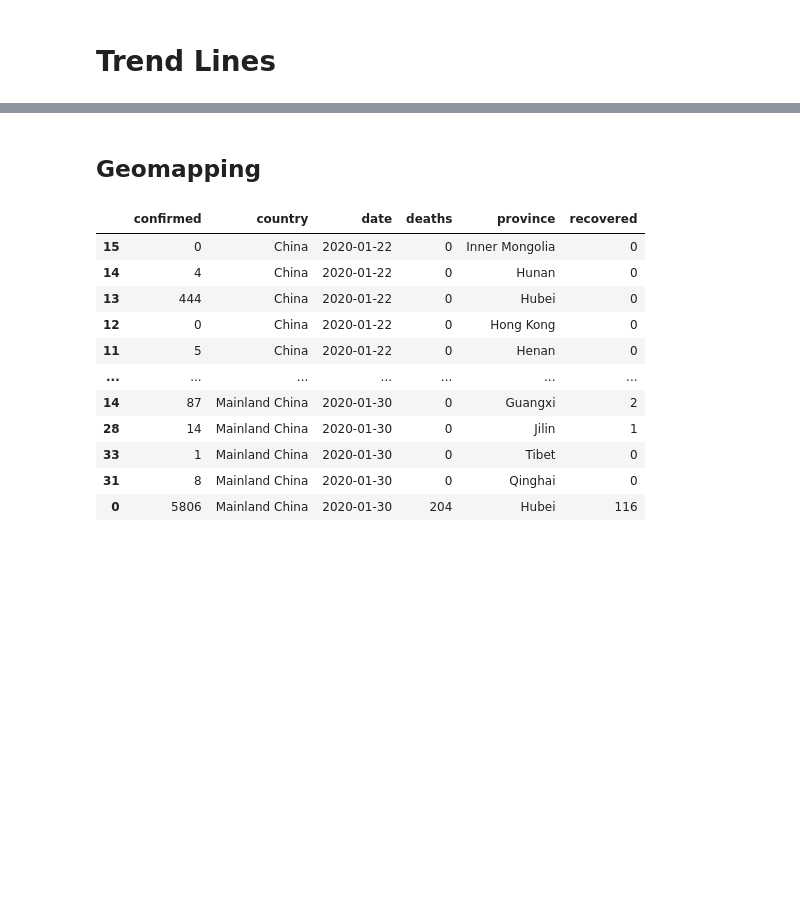
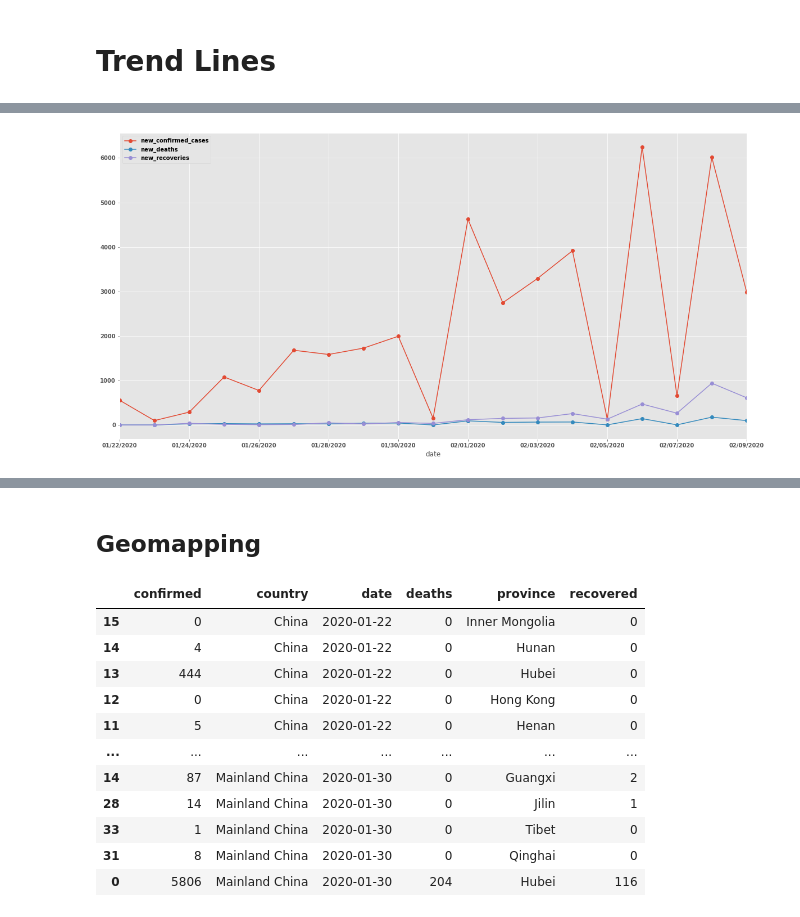
Before and after one commit to AaronWard/covidify, a Jupyter notebook: notebooks/data_exploration.ipynb, the cells around one changed output, grey strips where cells are left out. Saved outputs shown, nothing was run; the diff lists cells and outputs as text; code cells hidden in the pictures; blank space fills up the shorter version.

```diff
--- a/notebooks/data_exploration.ipynb
+++ b/notebooks/data_exploration.ipynb
@@ -145,0 +73,4 @@ daily_df
+# %%
+create_trend_line(daily_df, 'new_confirmed_cases', 'new_deaths', 'new_recoveries')
+# %% [output]
+[figure, added]
```
Also changed, not shown: parts of 9 cells of this notebook, 1 other file.
